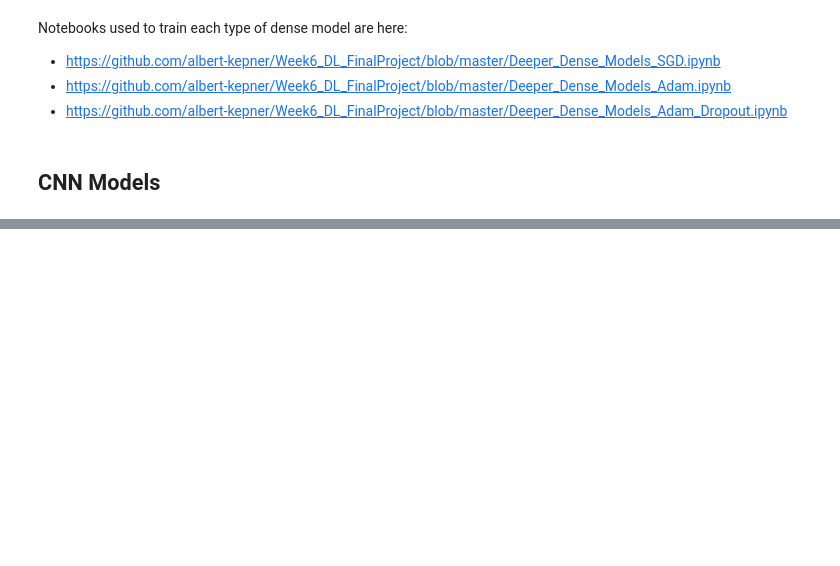
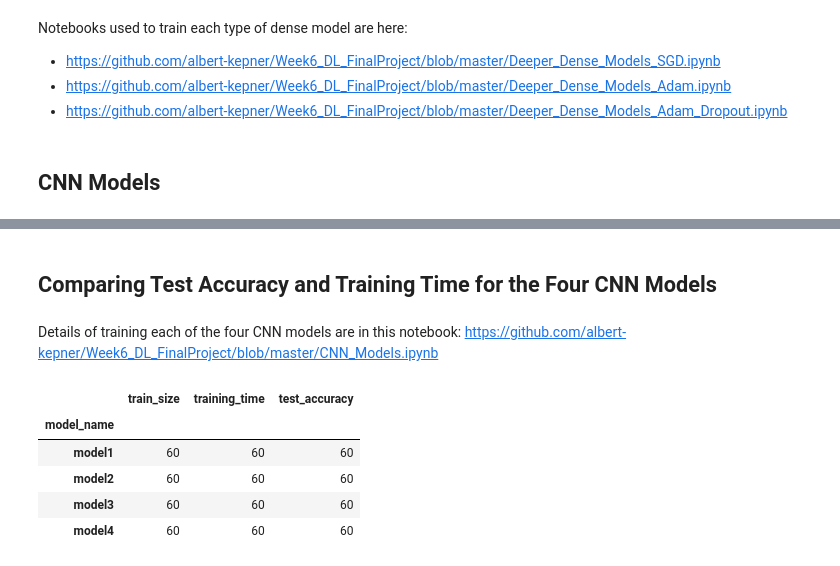
Before and after one commit to albert-kepner/Week6_DL_FinalProject, a Jupyter notebook: ProjectReport.ipynb, the cells around one changed output, grey strips where cells are left out. Cells and saved outputs as stored; diff of their text form; code cells hidden in the pictures; blank space fills up the shorter version.

```diff
--- a/ProjectReport.ipynb
+++ b/ProjectReport.ipynb
@@ -433,0 +434,21 @@ _________________________________________________________________
+# %% [markdown]
+## Comparing Test Accuracy and Training Time for the Four CNN Models
+# %% [markdown]
+Details of training each of the four CNN models are in this notebook:
+https://github.com/albert-kepner/Week6_DL_FinalProject/blob/master/CNN_Models.ipynb
+# %%
+## Each of the four models has been trained and evaluated with the test data set 60 times.
+## The observations of training_time and test_accuracy have now been collected into a single
+## data set. Below we confirm that we now have 60 observations for each of the 4 models.
+import numpy as np
+import pandas as pd
+df = pd.read_csv('data/CNN_COMPARE.csv')
+grouped = df.groupby(['model_name'])
+grouped.count()
+# %% [output]
+|  | train_size | training_time | test_accuracy |
+| model_name |  |  |  |
+| model1 | 60 | 60 | 60 |
+| model2 | 60 | 60 | 60 |
+| model3 | 60 | 60 | 60 |
+| model4 | 60 | 60 | 60 |
```
Also changed, not shown: parts of 28 cells of this notebook, 2 other files.
